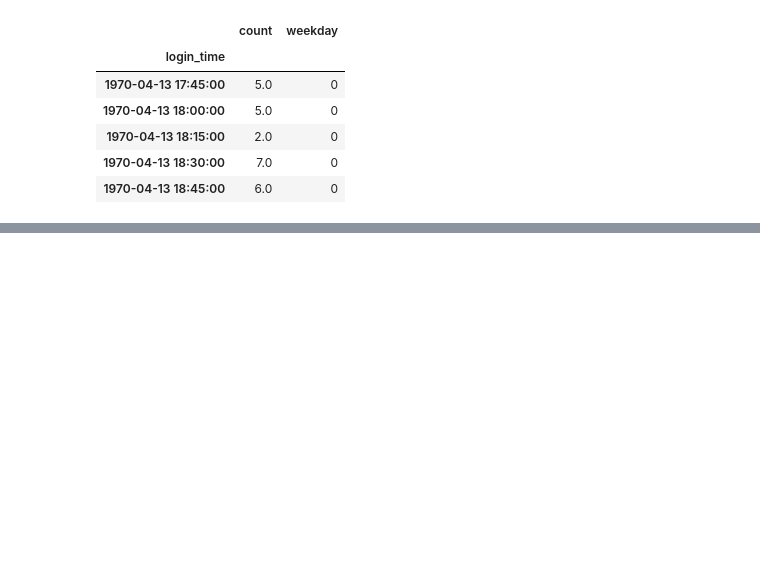
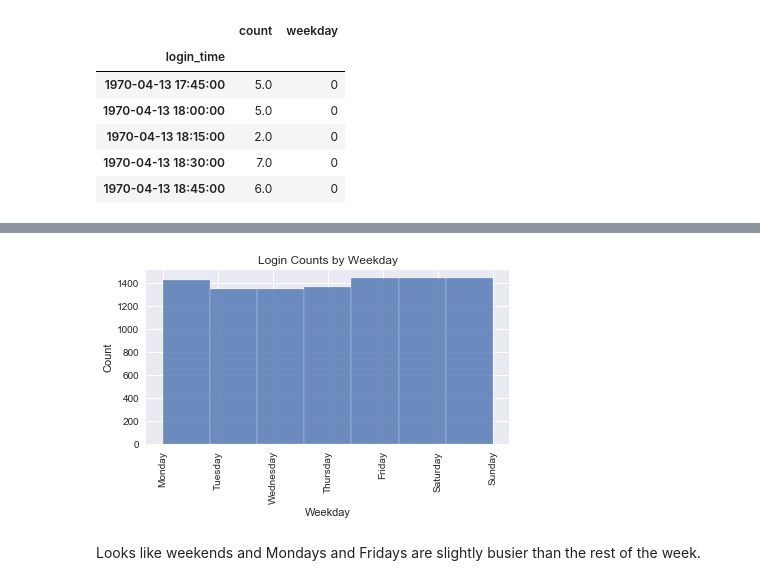
Before and after one commit to Tsolmon17/Springboard-Coursework, a Jupyter notebook: ultimate_challenge/ultimate-challenge.ipynb, the cells around one changed output, grey strips where cells are left out. Drawn from its saved outputs; the diff is of its cells as text; code cells hidden in the pictures; blank space fills up the shorter version.

```diff
--- a/ultimate_challenge/ultimate-challenge.ipynb
+++ b/ultimate_challenge/ultimate-challenge.ipynb
@@ -177,0 +170,13 @@ It looks like overall logins peaked at the end of March and been falling rapidly
+# %%
+# plotting histogram of login counts by weekday
+plt.hist(log_ct['weekday'], alpha=0.8, edgecolor='w', bins=7)
+plt.xticks([0,1,2,3,4,5,6], ['Monday', 'Tuesday', 'Wednesday', 'Thursday', 'Friday', 'Saturday', 'Sunday'], rotation=90)
+plt.xlabel('Weekday')
+plt.ylabel('Count')
+plt.title('Login Counts by Weekday')
+plt.tight_layout()
+plt.show()
+# %% [output]
+[figure, added]
+# %% [markdown]
+Looks like weekends and Mondays and Fridays are slightly busier than the rest of the week.
```
Also changed, not shown: parts of 81 cells of this notebook.
